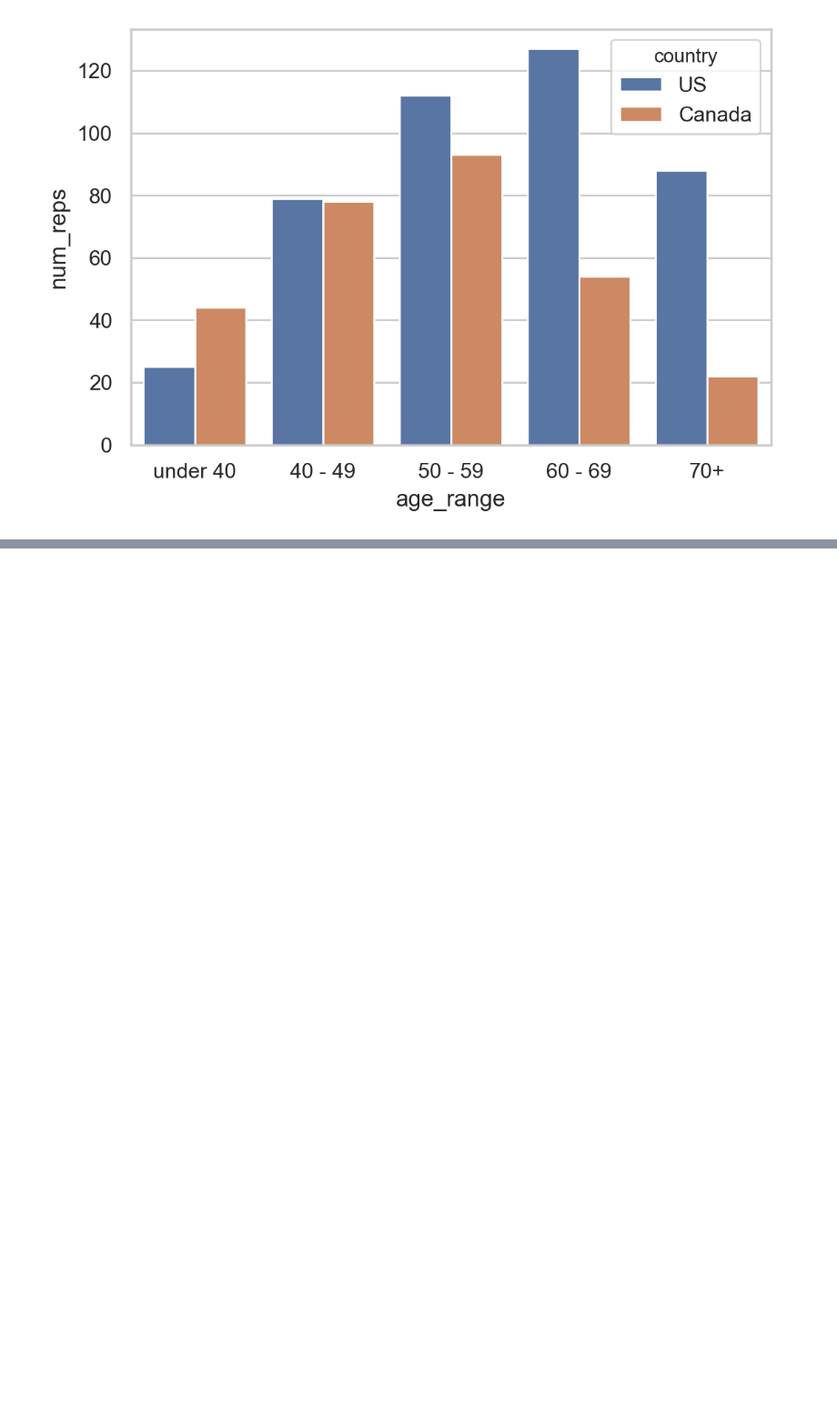
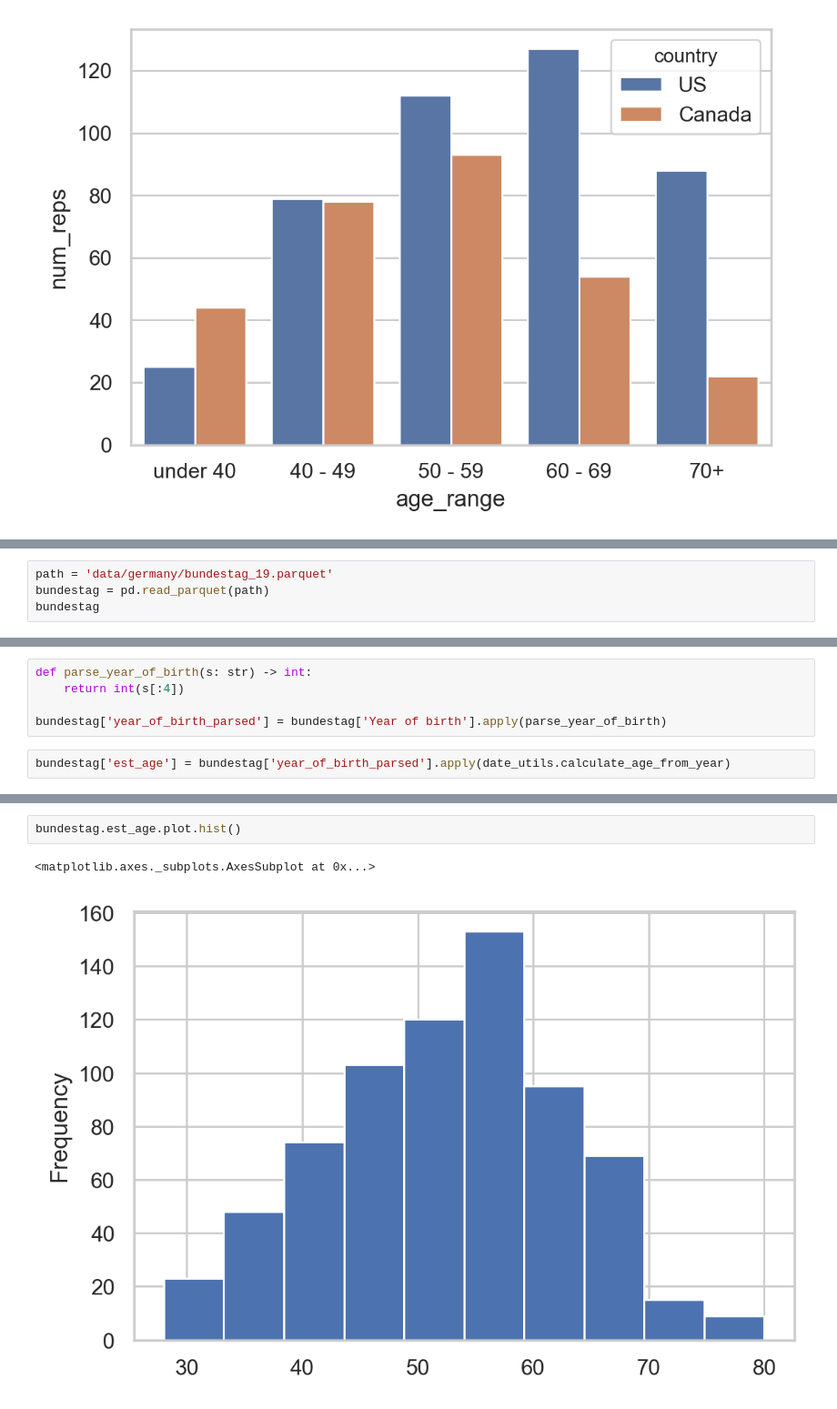
Before and after one commit to boompig/senator-ages, a Jupyter notebook: extract senator age.ipynb, the cells around one changed output, grey strips where cells are left out. Shown at 91% size. Saved outputs shown, nothing was run; the diff lists cells and outputs as text; blank space fills up the shorter version.

Commit message:
add germany to dataset

```diff
--- a/extract senator age.ipynb
+++ b/extract senator age.ipynb
@@ -615,0 +618,4 @@ ax = sns.barplot(
+# %%
+path = 'data/germany/bundestag_19.parquet'
+bundestag = pd.read_parquet(path)
+bundestag
@@ -615,0 +636,7 @@ ax = sns.barplot(
+# %%
+def parse_year_of_birth(s: str) -> int:
+    return int(s[:4])
+
+bundestag['year_of_birth_parsed'] = bundestag['Year of birth'].apply(parse_year_of_birth)
+# %%
+bundestag['est_age'] = bundestag['year_of_birth_parsed'].apply(date_utils.calculate_age_from_year)
@@ -615,0 +659,5 @@ ax = sns.barplot(
+# %%
+bundestag.est_age.plot.hist()
+# %% [output]
+<matplotlib.axes._subplots.AxesSubplot at 0x...>
+[figure, added]
```
Also changed, not shown: parts of 4 cells of this notebook, 1 other file.
